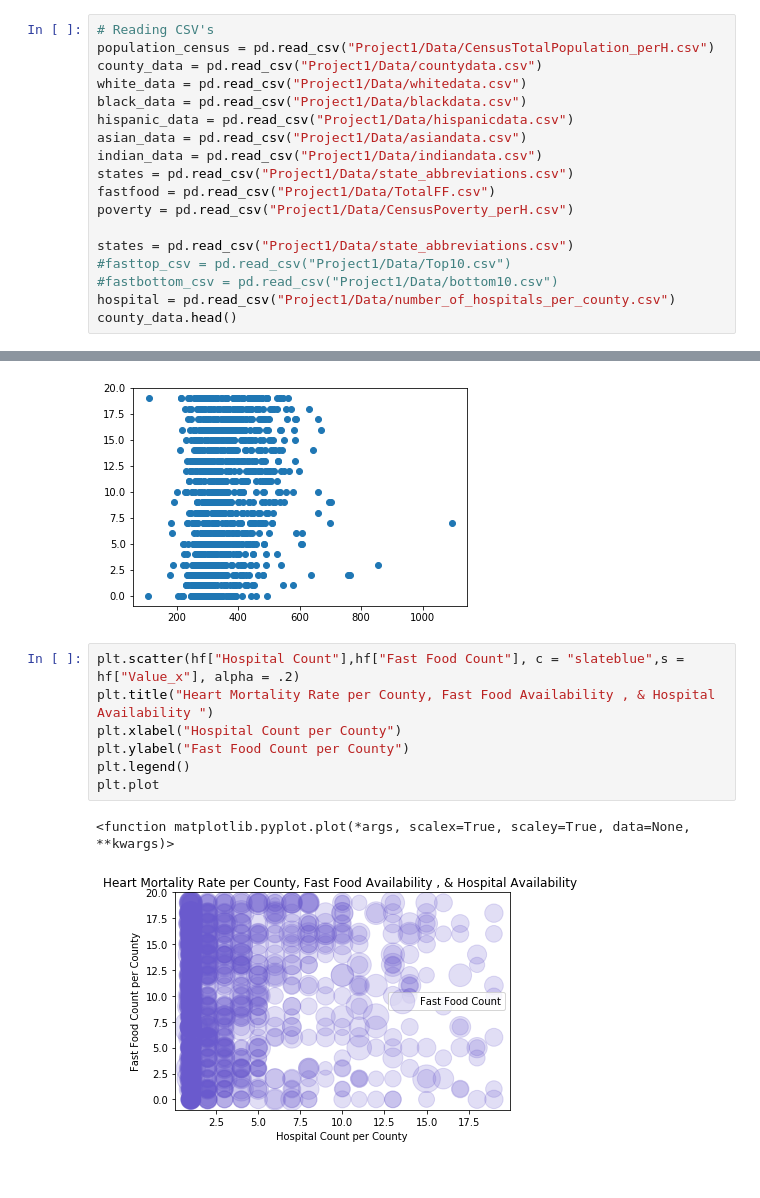
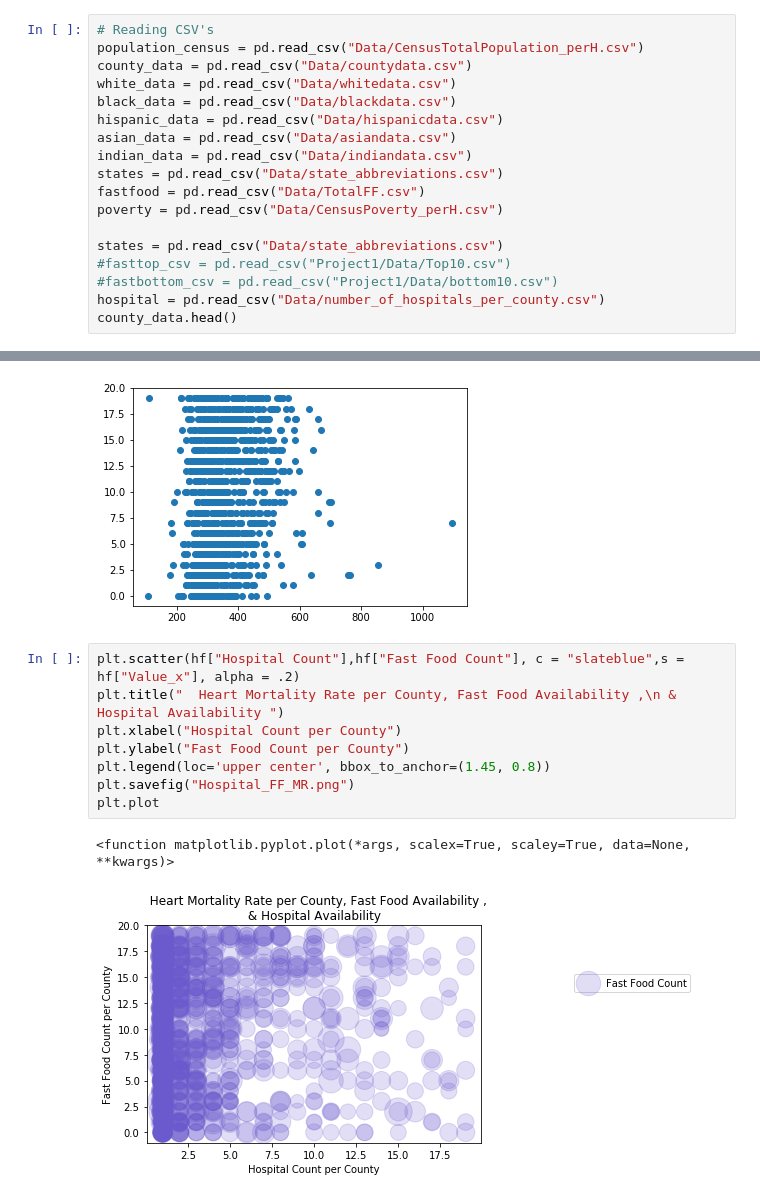
Before and after one commit to petersmyers/Project1, a Jupyter notebook: Visualizations_Analyses2.ipynb, the cells around one changed output, grey strips where cells are left out. Cells and saved outputs as stored; diff of their text form.

```diff
--- a/Visualizations_Analyses2.ipynb
+++ b/Visualizations_Analyses2.ipynb
@@ -24,21 +24,21 @@ gmaps.configure(api_key=gmap_api)
     #locations.Lng = locations.Lng.astype(float)
 # %%
 # Reading CSV's
-population_census = pd.read_csv("Project1/Data/CensusTotalPopulation_perH.csv")
-county_data = pd.read_csv("Project1/Data/countydata.csv")
-white_data = pd.read_csv("Project1/Data/whitedata.csv")
-black_data = pd.read_csv("Project1/Data/blackdata.csv")
-hispanic_data = pd.read_csv("Project1/Data/hispanicdata.csv")
-asian_data = pd.read_csv("Project1/Data/asiandata.csv")
-indian_data = pd.read_csv("Project1/Data/indiandata.csv")
-states = pd.read_csv("Project1/Data/state_abbreviations.csv")
-fastfood = pd.read_csv("Project1/Data/TotalFF.csv")
-poverty = pd.read_csv("Project1/Data/CensusPoverty_perH.csv")
+population_census = pd.read_csv("Data/CensusTotalPopulation_perH.csv")
+county_data = pd.read_csv("Data/countydata.csv")
+white_data = pd.read_csv("Data/whitedata.csv")
+black_data = pd.read_csv("Data/blackdata.csv")
+hispanic_data = pd.read_csv("Data/hispanicdata.csv")
+asian_data = pd.read_csv("Data/asiandata.csv")
+indian_data = pd.read_csv("Data/indiandata.csv")
+states = pd.read_csv("Data/state_abbreviations.csv")
+fastfood = pd.read_csv("Data/TotalFF.csv")
+poverty = pd.read_csv("Data/CensusPoverty_perH.csv")
 
-states = pd.read_csv("Project1/Data/state_abbreviations.csv")
+states = pd.read_csv("Data/state_abbreviations.csv")
 #fasttop_csv = pd.read_csv("Project1/Data/Top10.csv")
 #fastbottom_csv = pd.read_csv("Project1/Data/bottom10.csv")
-hospital = pd.read_csv("Project1/Data/number_of_hospitals_per_county.csv")
+hospital = pd.read_csv("Data/number_of_hospitals_per_county.csv")
 county_data.head()
 # %% [output]
 |  | Unnamed: 0 | State | County | Value | Gender | Race/Ethnicity | Lat | Lng |
@@ -208,13 +203,14 @@ plt.show()
 [figure]
 # %%
 plt.scatter(hf["Hospital Count"],hf["Fast Food Count"], c = "slateblue",s = hf["Value_x"], alpha = .2)
-plt.title("Heart Mortality Rate per County, Fast Food Availability , & Hospital Availability ")
+plt.title("  Heart Mortality Rate per County, Fast Food Availability ,\n & Hospital Availability ")
 plt.xlabel("Hospital Count per County")
 plt.ylabel("Fast Food Count per County")
-plt.legend()
+plt.legend(loc='upper center', bbox_to_anchor=(1.45, 0.8))
+plt.savefig("Hospital_FF_MR.png")
 plt.plot
 # %% [output]
 <function matplotlib.pyplot.plot(*args, scalex=True, scaley=True, data=None, **kwargs)>
-[figure, old version]
+[figure, new version]
 # %%
 plt.scatter(hf["Hospital Count"],hf["Fast Food Count"], c = "slateblue",s = .5*hf["Value_x"], alpha = .2)
```
Also changed, not shown: parts of 4 cells of this notebook, 5 other files.
